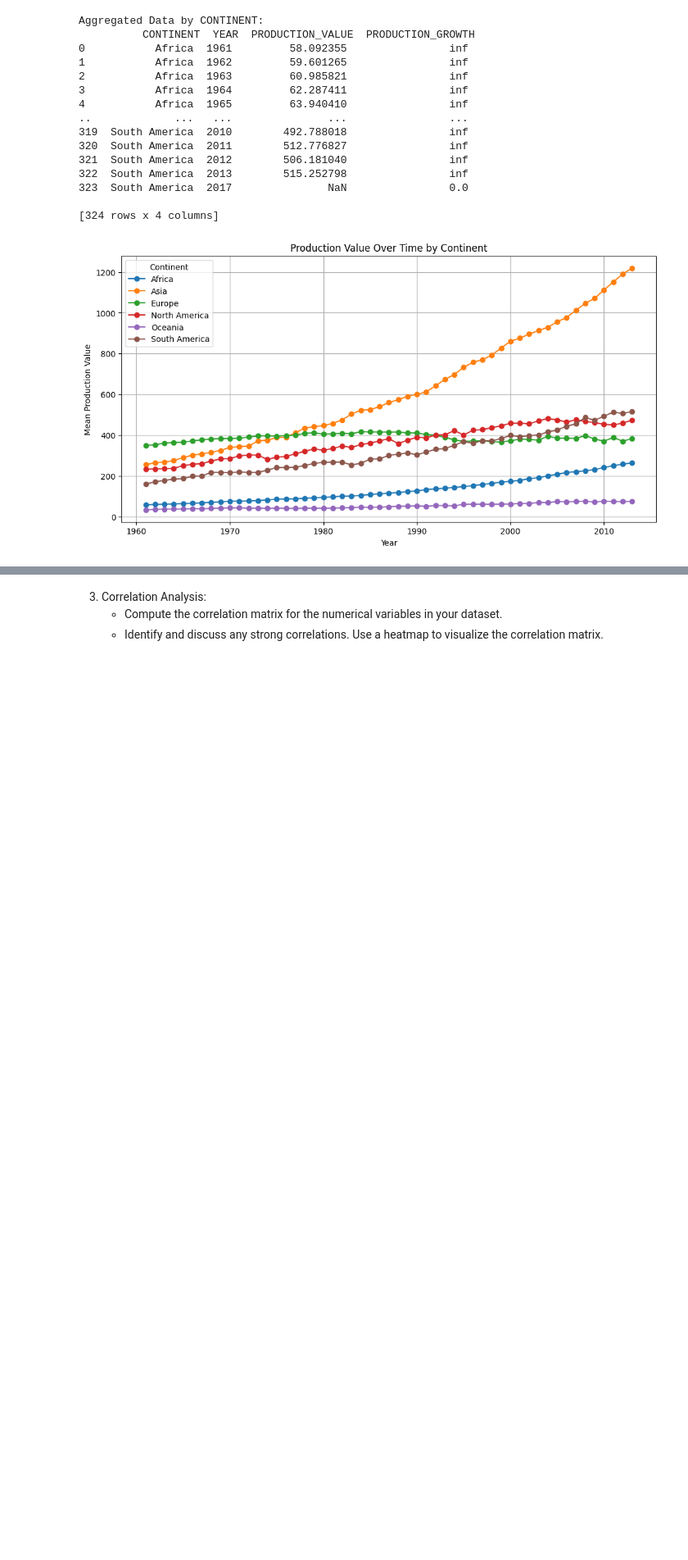
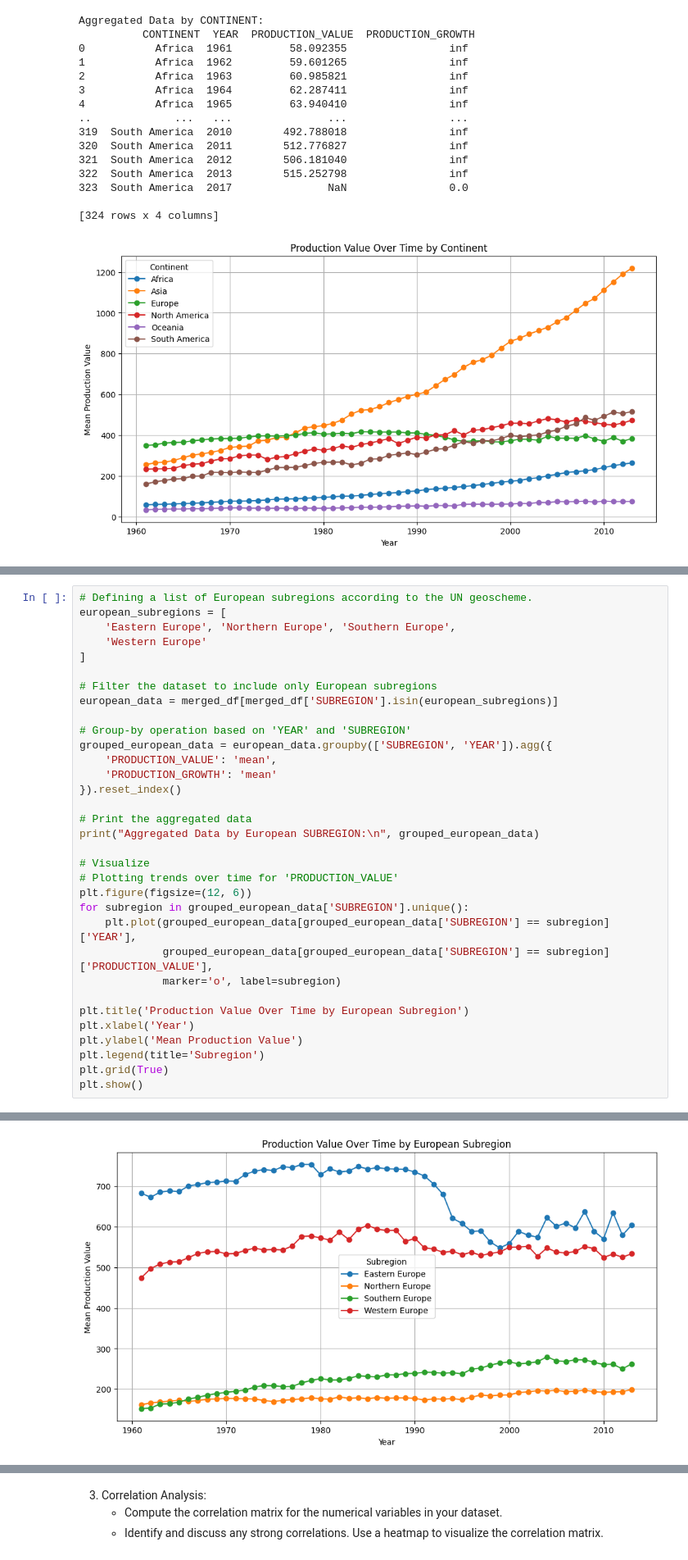
Before and after one commit to Alessa-Gillespie/ASSMT1-GRP3-DATAVIZ, a Jupyter notebook: dataviz_assessment1.ipynb, the cells around one changed output, grey strips where cells are left out. Shown at 82% size. Drawn from its saved outputs; the diff is of its cells as text; blank space fills up the shorter version.

```diff
--- a/dataviz_assessment1.ipynb
+++ b/dataviz_assessment1.ipynb
@@ -943,0 +1243,34 @@ Aggregated Data by CONTINENT:
+# %%
+# Defining a list of European subregions according to the UN geoscheme.
+european_subregions = [
+    'Eastern Europe', 'Northern Europe', 'Southern Europe',
+    'Western Europe'
+]
+
+# Filter the dataset to include only European subregions
+european_data = merged_df[merged_df['SUBREGION'].isin(european_subregions)]
+
+# Group-by operation based on 'YEAR' and 'SUBREGION'
+grouped_european_data = european_data.groupby(['SUBREGION', 'YEAR']).agg({
+    'PRODUCTION_VALUE': 'mean',
+    'PRODUCTION_GROWTH': 'mean'
+}).reset_index()
+
+# Print the aggregated data
+print("Aggregated Data by European SUBREGION:\n", grouped_european_data)
+
+# Visualize
+# Plotting trends over time for 'PRODUCTION_VALUE'
+plt.figure(figsize=(12, 6))
+for subregion in grouped_european_data['SUBREGION'].unique():
+    plt.plot(grouped_european_data[grouped_european_data['SUBREGION'] == subregion]['YEAR'],
+             grouped_european_data[grouped_european_data['SUBREGION'] == subregion]['PRODUCTION_VALUE'],
+             marker='o', label=subregion)
+
+plt.title('Production Value Over Time by European Subregion')
+plt.xlabel('Year')
+plt.ylabel('Mean Production Value')
+plt.legend(title='Subregion')
+plt.grid(True)
+plt.show()
+# %% [output]
@@ -943,0 +1292 @@ Aggregated Data by CONTINENT:
+[figure, added]
```
Also changed, not shown: parts of 14 cells of this notebook.
